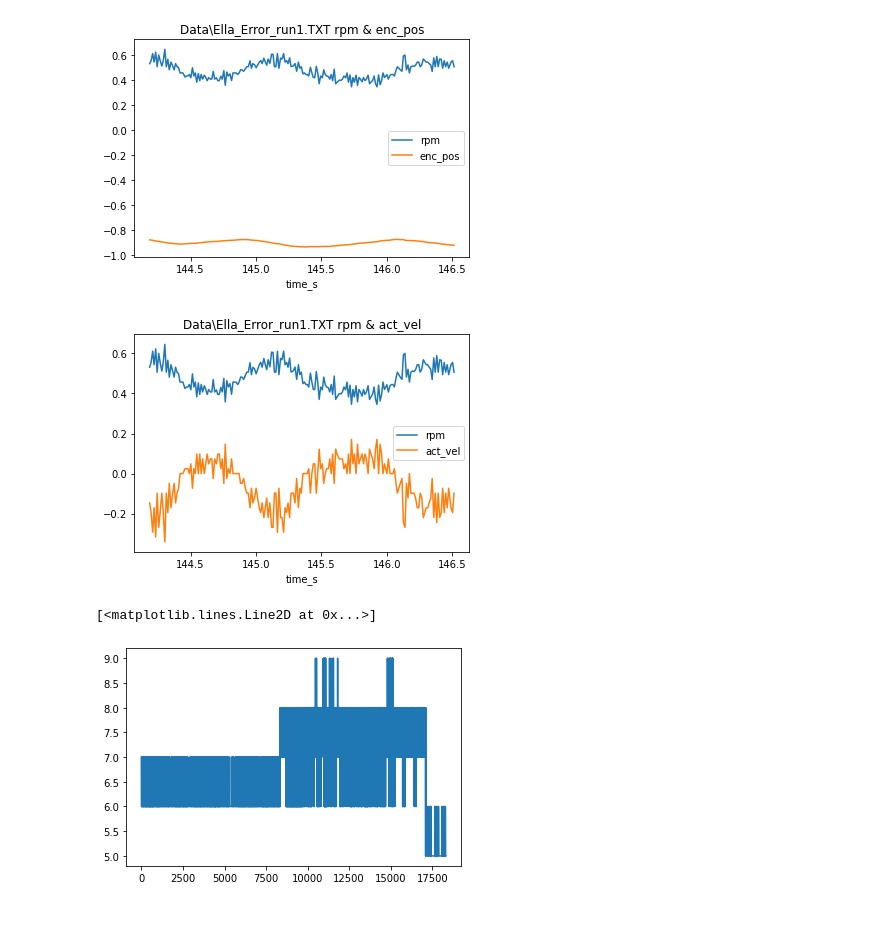
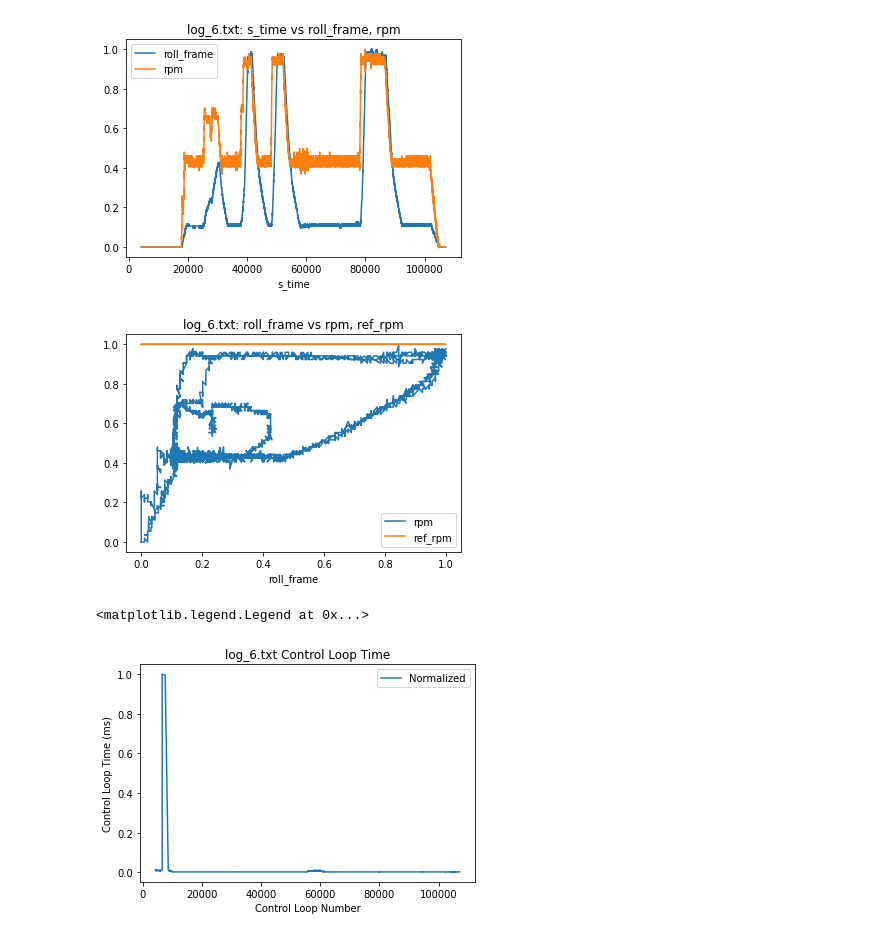
Before and after one commit to Bruin-Racing-Baja/MOAT, a Jupyter notebook: data_analysis/Data analysis.ipynb, the cells around one changed output. Cells and saved outputs as stored; diff of their text form; code cells hidden in the pictures.

```diff
--- a/data_analysis/Data analysis.ipynb
+++ b/data_analysis/Data analysis.ipynb
@@ -47,6 +68,13 @@ data_log = np.loadtxt(file_path, dtype=float, delimiter=', ', skiprows=4, ndmin=
 # %%
+# Construct the data object and read in the data format
 
-#Given the list of properties above, construct a data object to contain all of the data, with the keys being the property names
+#The fifth line of the data log is the format the data will be presented in
+with open(file_path) as f:
+    data_order = f.readlines()[4].rstrip().split(', ')
+
 data = {}
-for i, property in enumerate(properties):
-    data[property] = data_log[:,i]
+for i, property in enumerate(data_order):
+    if property in properties:
+        data[property] = data_log[:,i]
+    else:
+        print("Property not recognized: " + property)
@@ -63 +81,16 @@ for property in properties_to_normalize:
+# %%
+# Miscellaneous setup
+
+# Set file title
+file_title = file_path.split('\\')[-1]
+
+# If any properties are to be auto-graphed but are not supplied, remove them
+properties_to_normalize = [x for x in properties_to_normalize if x in data_order]
+
+auto_graphs = [x for x in auto_graphs if x[0] in data_order and x[1] in data_order]
+
+multi_graph_set = set()
+for x in multi_auto_graphs:
+    multi_graph_set.update(x)
+multi_graphs = [x for x in multi_auto_graphs if set(x).issubset(multi_graph_set) in data_order]
 # %%
@@ -118,6 +173,6 @@ Text(0.5, 1.0, 'Cropped Data')
 # %%
 #add data member for time in seconds rather than milliseconds
-data["time_s"] = data["control_start"]/1000
+data["time(s)"] = data["s_time"]/1000
 # %%
 #Auto generate graphs using the auto-crop ranges and graphs given in auto_graphs
 for x, y in auto_graphs:
@@ -135,17 +186,12 @@ for x, y in auto_graphs:
 # %%
 #Auto Generate Multiproperty graphs
-for x, y, z in multi_auto_graphs:
+for x, *args in multi_auto_graphs:
     plt.figure()
-    plt.plot(data[x][crop_start:crop_end], normalized_data[y][crop_start:crop_end], label = y)
-    plt.plot(data[x][crop_start:crop_end], normalized_data[z][crop_start:crop_end], label = z)
     plt.xlabel(x)
-    plt.title(file_path + " " + y + " & " + z)
+    for arg in args:
+        plt.plot(normalized_data[x][crop_start:crop_end], normalized_data[arg][crop_start:crop_end], label = arg)
     plt.legend()
-
-# plt.plot(data["time_s"][crop_start:crop_end], normalized_data["rpm"][crop_start:crop_end], label = "rpm")
-# plt.plot(data["time_s"][crop_start:crop_end], normalized_data["enc_pos"][crop_start:crop_end], label = "encoder_pos")
-# plt.title(file_path)
-# plt.legend()
+    plt.title(file_title + ": " + x + " vs " + ", ".join(args))
 # %% [output]
-[figure, old version]
+[figure, new version]
-[figure, old version]
+[figure, new version]
@@ -152,5 +201,17 @@ for x, y, z in multi_auto_graphs:
 # %%
-plt.plot(data["control_stop"] - data["control_start"])
+# This graph shows how the length it takes the control function to execute changes
+# plt.plot(data["f_time"] - data["s_time"], label = "raw")
+
+control_loop_time = (data["f_time"] - data["s_time"])
+control_loop_time /= max(control_loop_time)
+plt.plot(data["s_time"], control_loop_time, label="Normalized")
+
+plt.title(file_title + " Control Loop Time")
+plt.ylabel("Control Loop Time (ms)")
+plt.xlabel("Control Loop Number")
+plt.legend()
+# plt
+# control_loop_time.index(max(control_loop_time))
 # %% [output]
-[<matplotlib.lines.Line2D at 0x...>]
+<matplotlib.legend.Legend at 0x...>
-[figure, old version]
+[figure, new version]
```
Also changed, not shown: parts of 11 cells of this notebook, 22 other files.
